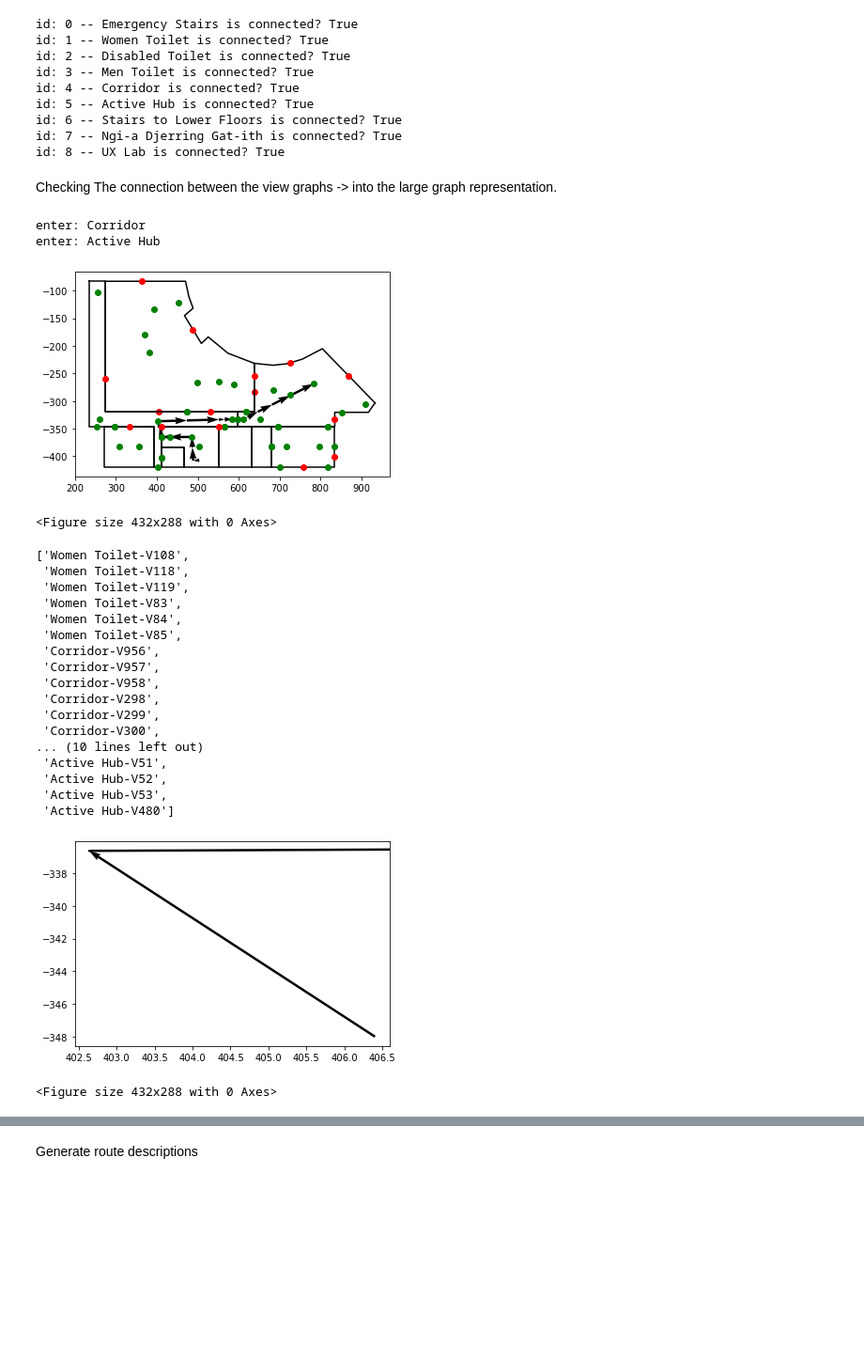
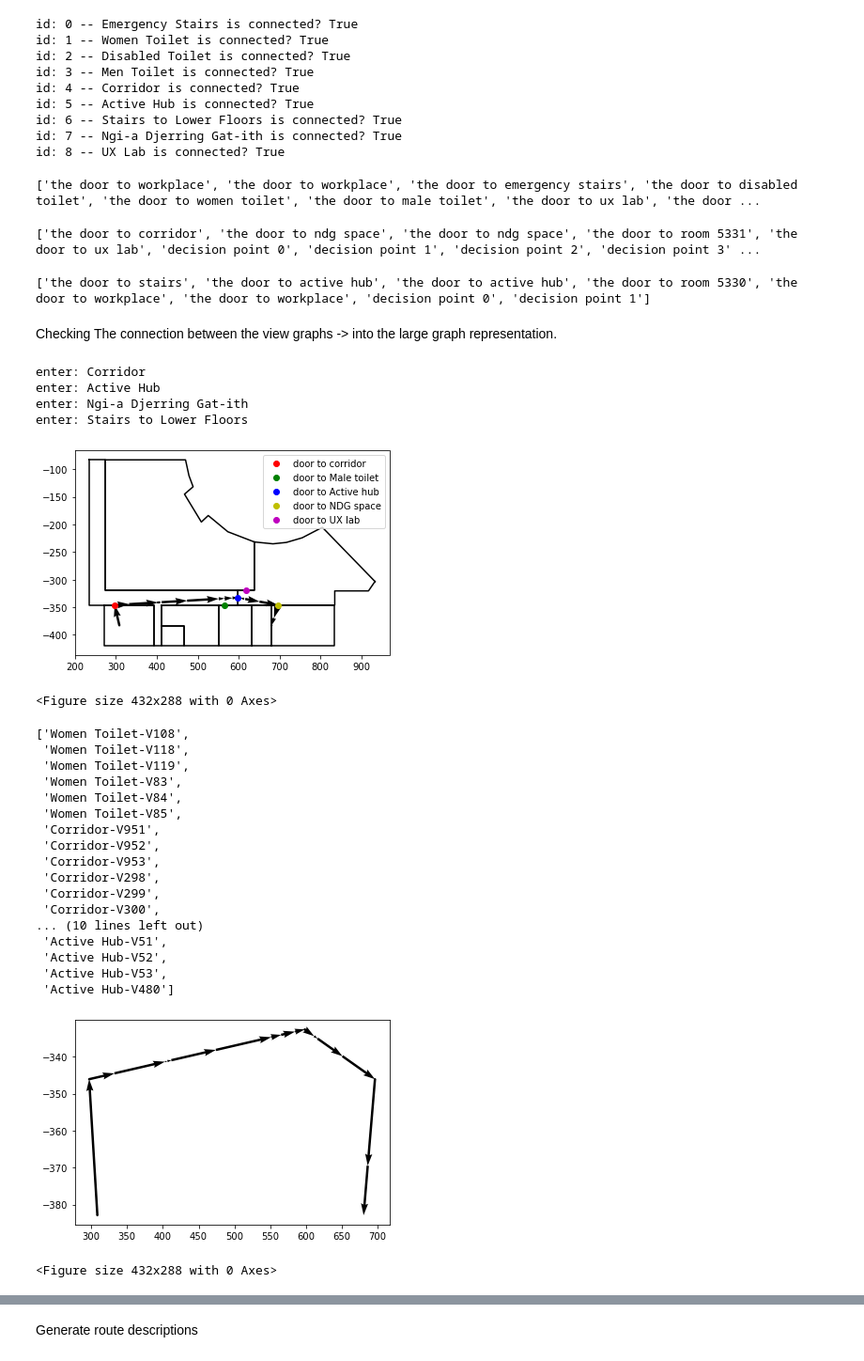
Before and after one commit to hamzeiehsan/indoor_view_graph, a Jupyter notebook: TestGraph.ipynb, the cells around one changed output, grey strips where cells are left out. Shown at 94% size. Cells and saved outputs as stored; diff of their text form; code cells hidden in the pictures; blank space fills up the shorter version.

Commit message:
Add graphs for paper - edit test notebook

```diff
--- a/TestGraph.ipynb
+++ b/TestGraph.ipynb
@@ -123,24 +127,55 @@ id: 8 -- UX Lab is connected? True
+# %%
+# corridor - door to Male toilet (5), door to active hub (7)
+print(vgs[4].door_info)
+info['door to Male toilet'] = isovist_objects[4].door_points[5]
+info['door to Active hub'] = isovist_objects[4].door_points[7]
+# %% [output]
+['the door to workplace', 'the door to workplace', 'the door to emergency stairs', 'the door to disabled toilet', 'the door to women toilet', 'the door to male toilet', 'the door to ux lab', 'the door ...
+# %%
+# Active hub -> door to UX lab (4), door to NDG space (1? 2?)
+print(vgs[5].door_info)
+info['door to NDG space'] = isovist_objects[5].door_points[1]
+info['door to UX lab'] = isovist_objects[5].door_points[4]
+# %% [output]
+['the door to corridor', 'the door to ndg space', 'the door to ndg space', 'the door to room 5331', 'the door to ux lab', 'decision point 0', 'decision point 1', 'decision point 2', 'decision point 3' ...
+# %%
+# NDG door to stairs
+print(vgs[7].door_info)
+
+colors = ['ro', 'go', 'bo', 'yo', 'mo']
+# %% [output]
+['the door to stairs', 'the door to active hub', 'the door to active hub', 'the door to room 5330', 'the door to workplace', 'the door to workplace', 'decision point 0', 'decision point 1']
 # %% [markdown]
 Checking The connection between the view graphs -> into the large graph representation.
 # %%
 # todo: set parameters to Parameters class
-start_container = 'Women Toilet'
-start_region = 3
-end_container = 'Active Hub'
-end_region = 3
+start_container = 'Emergency Stairs'
+start_region = 0
+end_container = 'Stairs to Lower Floors'
+end_region = 0
 vp, pv = ie.shortest_path(start_container, start_region, end_container, end_region)
 
 # plot shortest path
 plotter = Plotter()
 for isovist_object in ie.isovist_objects:
-    plotter.add_isovist(isovist_object)
-plotter.add_views(pv)
-plotter.show(False)
+    plotter.add_poly(isovist_object.space_x, isovist_object.space_y)
+
+counter = 0
+for key, val in info.items():
+    color = colors[counter]
+    counter += 1
+    plotter.add_points([val], key, color=color)
+plotter.add_views(pv[1:])
+plotter.get_plt().legend()
+plotter.get_plt().savefig('path.png', dpi=300)
+plotter.show()
 plotter.close()
 # %% [output]
 enter: Corridor
 enter: Active Hub
+enter: Ngi-a Djerring Gat-ith
+enter: Stairs to Lower Floors
-[figure, old version]
+[figure, new version]
 <Figure size 432x288 with 0 Axes>
 # %%
 from shapely.geometry import Point
@@ -161,9 +196,9 @@ vp
  'Women Toilet-V83',
  'Women Toilet-V84',
  'Women Toilet-V85',
- 'Corridor-V956',
- 'Corridor-V957',
- 'Corridor-V958',
+ 'Corridor-V951',
+ 'Corridor-V952',
+ 'Corridor-V953',
  'Corridor-V298',
  'Corridor-V299',
  'Corridor-V300',
@@ -173,12 +208,11 @@ vp
  'Active Hub-V53',
  'Active Hub-V480']
 # %%
-idxes = [8,9,10]
 plotter = Plotter()
-plotter.add_views([p for p in pv if pv.index(p) in idxes])
+plotter.add_views([p for p in pv[1:-1]])
 plotter.show(False)
 plotter.close()
 # %% [output]
-[figure, old version]
+[figure, new version]
 <Figure size 432x288 with 0 Axes>
 # %%
```
Also changed, not shown: parts of 19 cells of this notebook, 6 other files.
